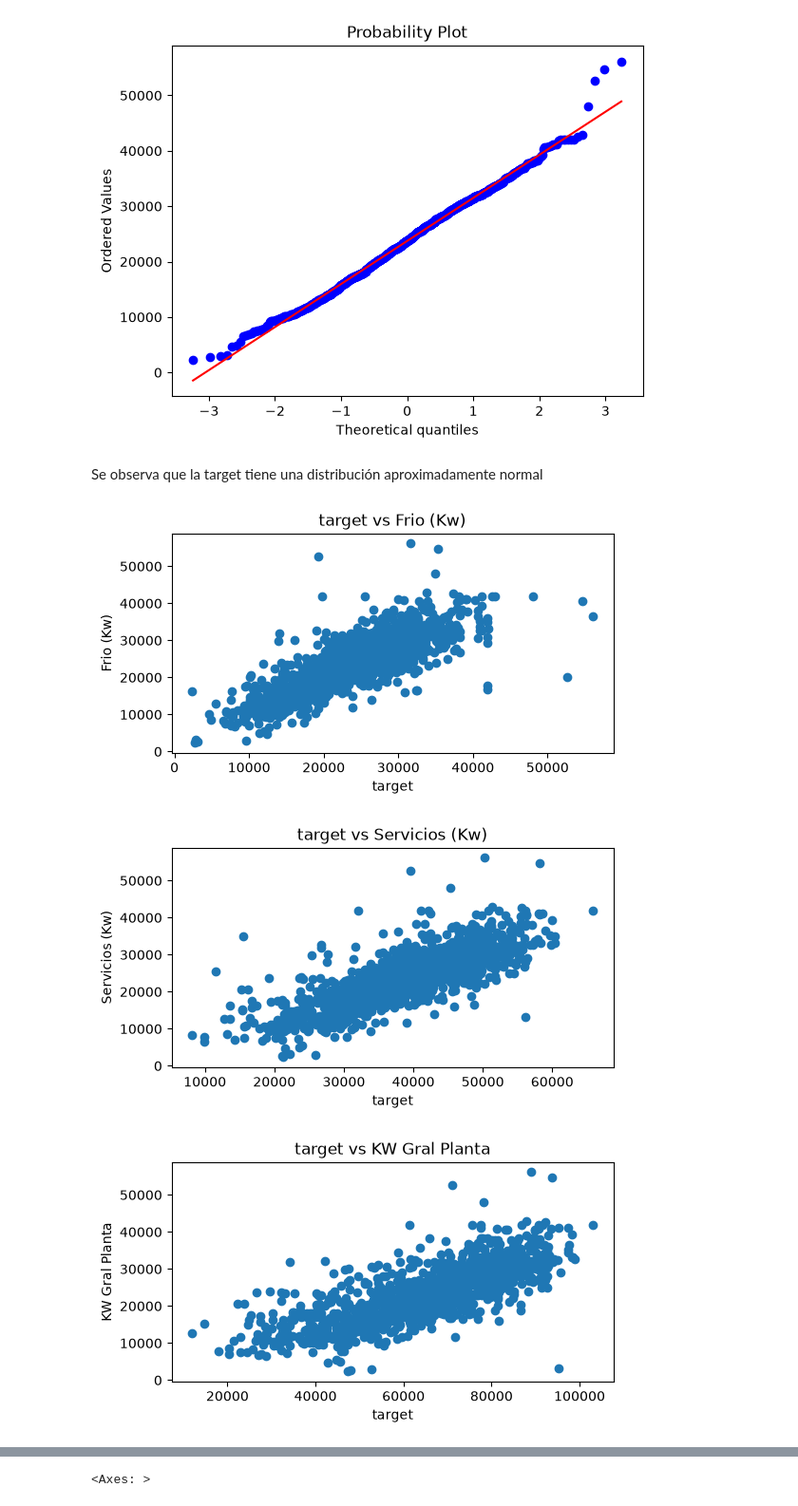
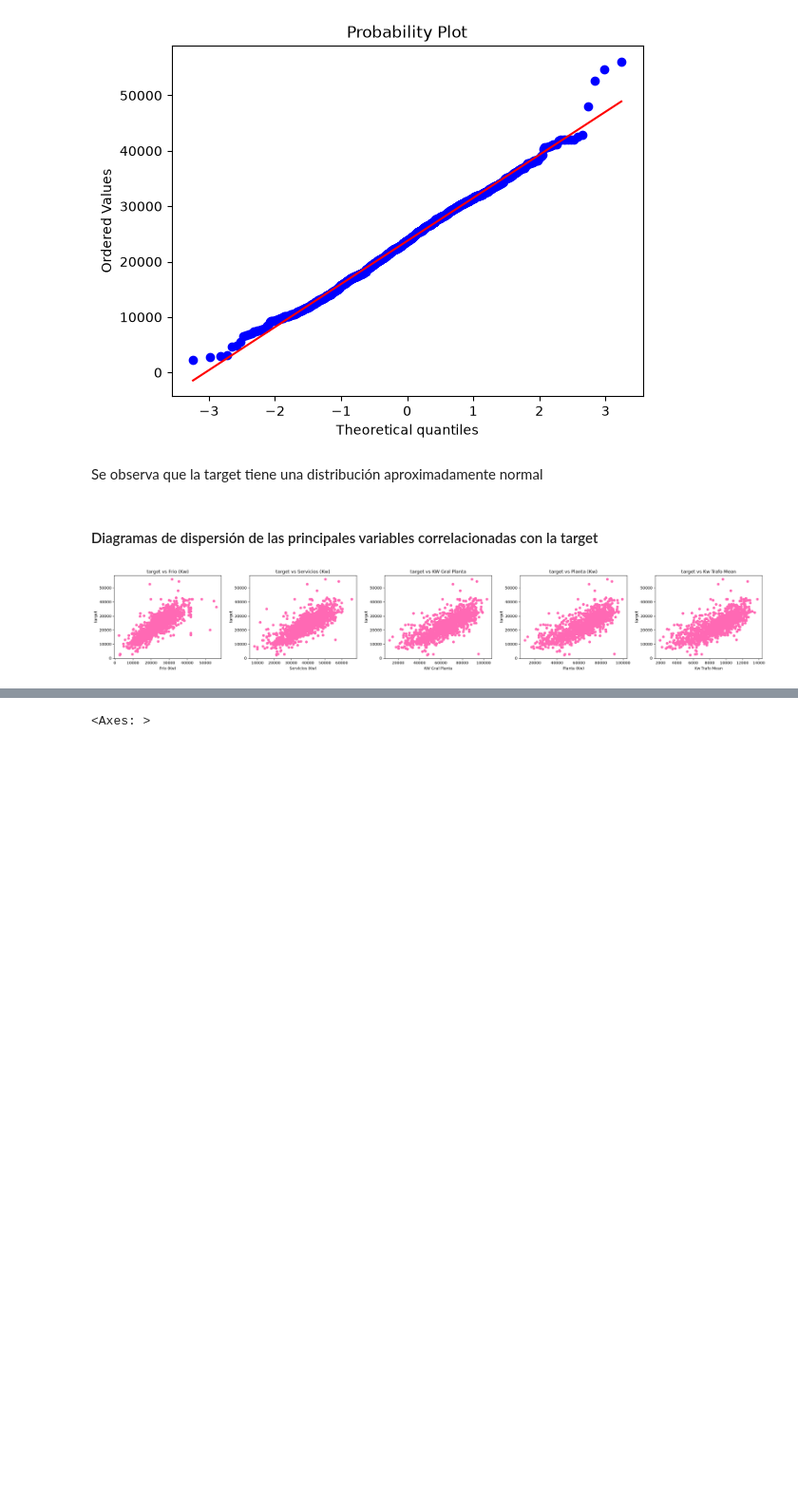
Before and after one commit to ignaciofaule-tech/TPI_LAB2_2026, a Jupyter notebook: notebooks/EDA.ipynb, the cells around one changed output, grey strips where cells are left out. Shown at 95% size. Saved outputs shown, nothing was run; the diff lists cells and outputs as text; code cells hidden in the pictures; blank space fills up the shorter version.

```diff
--- a/notebooks/EDA.ipynb
+++ b/notebooks/EDA.ipynb
@@ -236,22 +296,24 @@ df_completo_sin_outliers = df_completo.copy()
 for f in features_sin_dia:
     Q1 = df_completo[f].quantile(0.25)
     Q3 = df_completo[f].quantile(0.75)
+    P1 = df_completo[f].quantile(0.01)
     P99 = df_completo[f].quantile(0.99)
     IQR = Q3 - Q1
 
     #no pusimos 1.5 ya que nos parece muy estricto
-    outliers = df_completo[(df_completo[f] < - 3 * IQR + Q1 ) | (df_completo[f] >  3 * IQR + Q3 )].index
+    outliers_inf = df_completo[df_completo[f] < - 3 * IQR + Q1].index
+    outliers_sup = df_completo[df_completo[f] > 3 * IQR + Q3].index
     df_completo_sin_outliers[f] = df_completo_sin_outliers[f].astype("float64")
-    df_completo_sin_outliers.loc[outliers, f] = P99
-
+    df_completo_sin_outliers.loc[outliers_inf, f] = P1
+    df_completo_sin_outliers.loc[outliers_sup, f] = P99
 
     if f == 'Frio (Kw)' or f == 'target_Frio_kW_next':
         #df_completo_sin_outliers = df_completo_sin_outliers.drop(index = outliers)
-        plt.figure()
-        sns.boxplot(df_completo_sin_outliers, y=f)
-        plt.title("Boxplot sin out")
-        plt.figure()
-        sns.boxplot(df_completo, y=f)
-        plt.title(f"Boxplot con out de la variable {f}")
+        fig, axes = plt.subplots(1, 2, figsize=(12, 5), sharey=False)
+        sns.boxplot(data=df_completo, y=f, ax=axes[0], color="hotpink")
+        axes[0].set_title(f"Con outliers: {f}")
+        sns.boxplot(data=df_completo_sin_outliers, y=f, ax=axes[1], color="hotpink")
+        axes[1].set_title(f"Sin outliers: {f}")
+        plt.tight_layout()
         plt.show()
 # %% [output]
@@ -399,17 +493,20 @@ plt.show()
 [figure]
 # %% [markdown]
 Se observa que la target tiene una distribución aproximadamente normal
+# %% [markdown]
+#### Diagramas de dispersión de las principales variables correlacionadas con la target
 # %%
 #columns_corr_target_spearman
 #columns_corr_target
+fig, axes = plt.subplots(1, 5, figsize=(25, 4))
 
-for c in columns_corr_target[:5]:
-    plt.figure(figsize=(6,3))
-    plt.scatter(x=df_completo_sin_outliers[c], y=df_completo_sin_outliers["target_Frio_kW_next"])
-    plt.title(f"target vs {c}")
-    plt.ylabel(c)
-    plt.xlabel("target")
+for ax, c in zip(axes, columns_corr_target[:5]):
+    ax.scatter(x=df_completo_sin_outliers[c], y=df_completo_sin_outliers["target_Frio_kW_next"], color='hotpink')
+    ax.set_title(f"target vs {c}")
+    ax.set_xlabel(c)
+    ax.set_ylabel("target")
+
+plt.tight_layout()
+plt.show()
 # %% [output]
-[figure, old version]
+[figure, new version]
-[figure, removed]
-[figure, removed]
```
Also changed, not shown: parts of 71 cells of this notebook.
